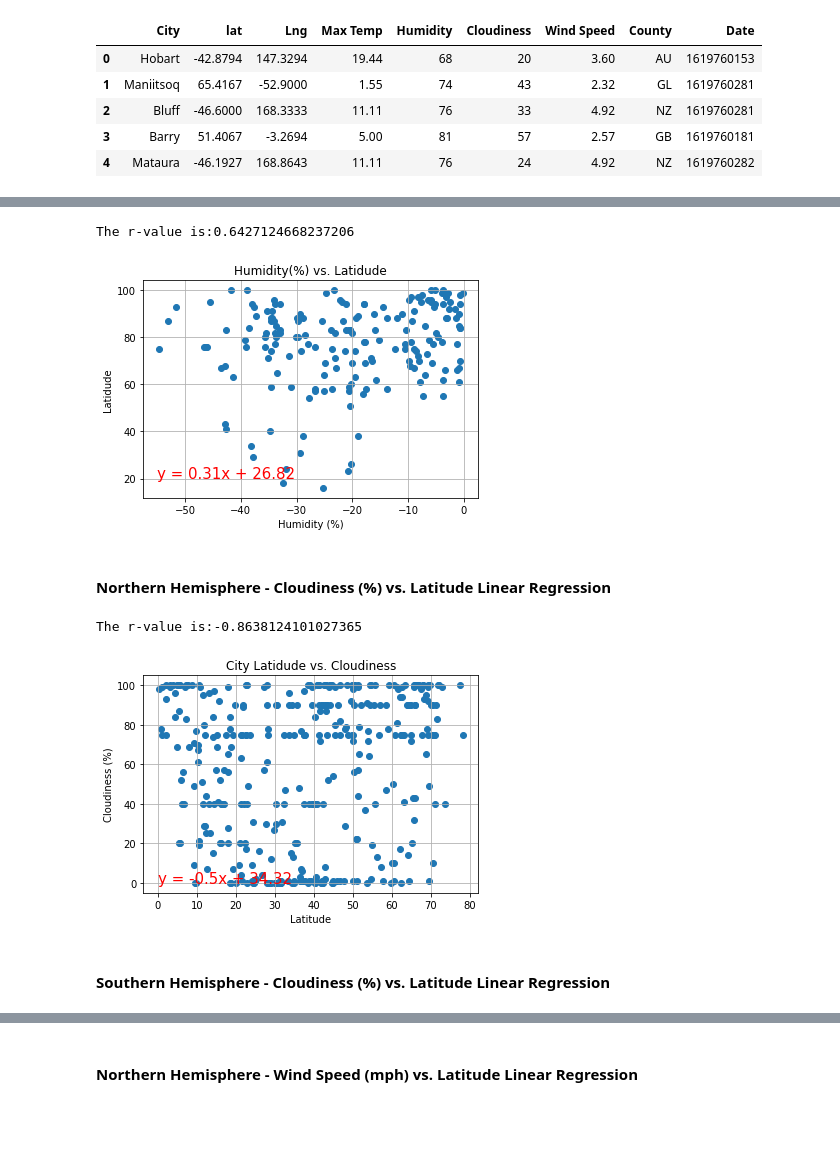
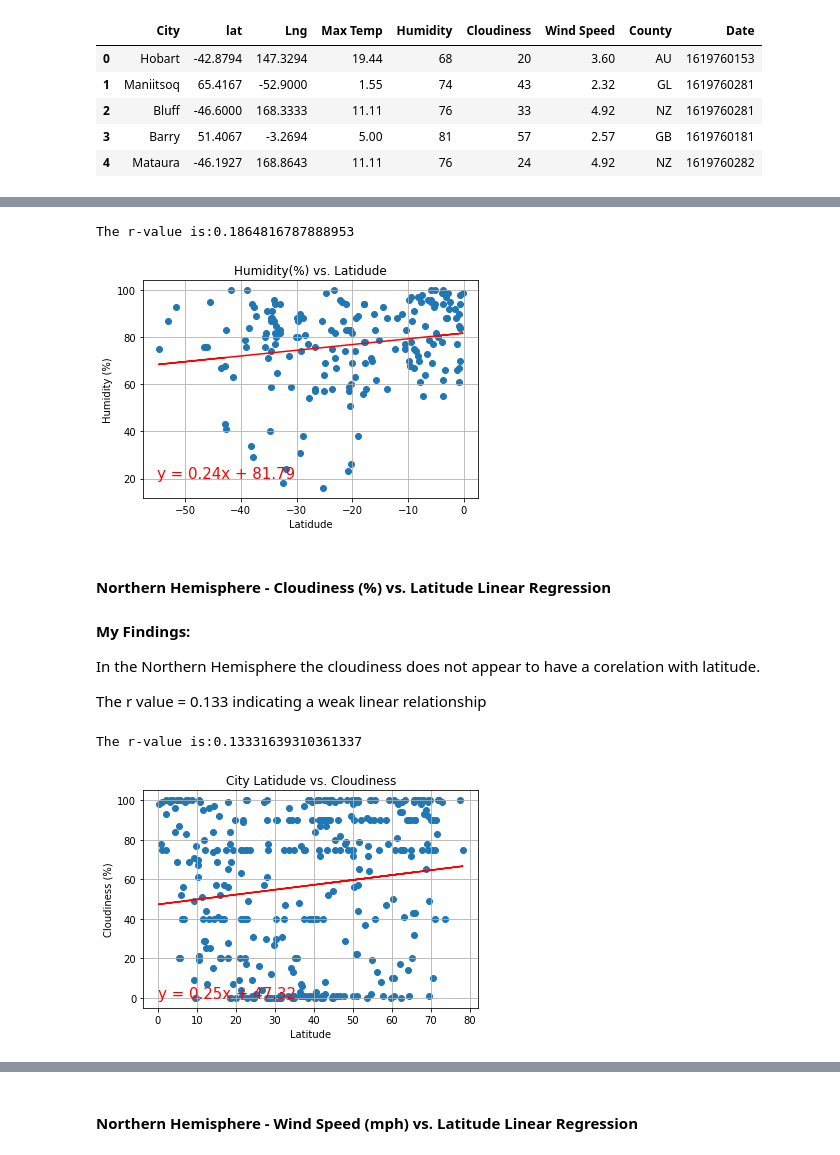
Before and after one commit to nathanPM104/python-api-challenge, a Jupyter notebook: WeatherPy.ipynb, the cells around one changed output, grey strips where cells are left out. Saved outputs shown, nothing was run; the diff lists cells and outputs as text; code cells hidden in the pictures; blank space fills up the shorter version.

```diff
--- a/WeatherPy.ipynb
+++ b/WeatherPy.ipynb
@@ -365,27 +404,33 @@ The r-value is:-0.8638124101027365
 # %%
 x_values = southern_hemi.iloc[:,1]
-y_values = southern_hemi.iloc[:,3]
+y_values = southern_hemi.iloc[:,4]
 (slope, intercept, rvalue, pvalue, stderr) = linregress(x_values, y_values)
 regress_values = x_values * slope + intercept
 line_eq = "y = " + str(round(slope,2)) + "x + " + str(round(intercept,2))
 
 print(f"The r-value is:{rvalue}")
 
 plt.scatter(southern_hemi.iloc[:,1],southern_hemi.iloc[:,4])
-plt.xlabel('Humidity (%)')
-plt.ylabel('Latidude')
+plt.plot(x_values,regress_values,"r-")
+plt.xlabel('Latidude')
+plt.ylabel('Humidity (%)')
 plt.title('Humidity(%) vs. Latidude')
 plt.grid(True)
 plt.annotate(line_eq,(-55,20),fontsize=15,color="red")
 plt.show()
 # %% [output]
-The r-value is:0.6427124668237206
+The r-value is:0.1864816787888953
-[figure, old version]
+[figure, new version]
-# %% [markdown]
-####  Northern Hemisphere - Cloudiness (%) vs. Latitude Linear Regression
+# %% [markdown]
+####  Northern Hemisphere - Cloudiness (%) vs. Latitude Linear Regression
+
+#### My Findings:
+In the Northern Hemisphere the cloudiness does not appear to have a corelation with latitude.
+
+The r value = 0.133 indicating a weak linear relationship
 # %%
 x_values = northern_hemi.iloc[:,1]
-y_values = northern_hemi.iloc[:,3]
+y_values = northern_hemi.iloc[:,5]
 (slope, intercept, rvalue, pvalue, stderr) = linregress(x_values, y_values)
 regress_values = x_values * slope + intercept
 line_eq = "y = " + str(round(slope,2)) + "x + " + str(round(intercept,2))
@@ -393,14 +438,14 @@ line_eq = "y = " + str(round(slope,2)) + "x + " + str(round(intercept,2))
 print(f"The r-value is:{rvalue}")
 
 plt.scatter(northern_hemi.iloc[:,1],northern_hemi.iloc[:,5])
+
 plt.xlabel('Latitude')
+plt.plot(x_values,regress_values,"r-")
 plt.ylabel('Cloudiness (%)')
 plt.title('City Latidude vs. Cloudiness')
 plt.grid(True)
 plt.annotate(line_eq,(0,0),fontsize=15,color="red")
 plt.show()
 # %% [output]
-The r-value is:-0.8638124101027365
+The r-value is:0.13331639310361337
-[figure, old version]
+[figure, new version]
-# %% [markdown]
-####  Southern Hemisphere - Cloudiness (%) vs. Latitude Linear Regression
```
Also changed, not shown: parts of 20 cells of this notebook, 6 other files.
